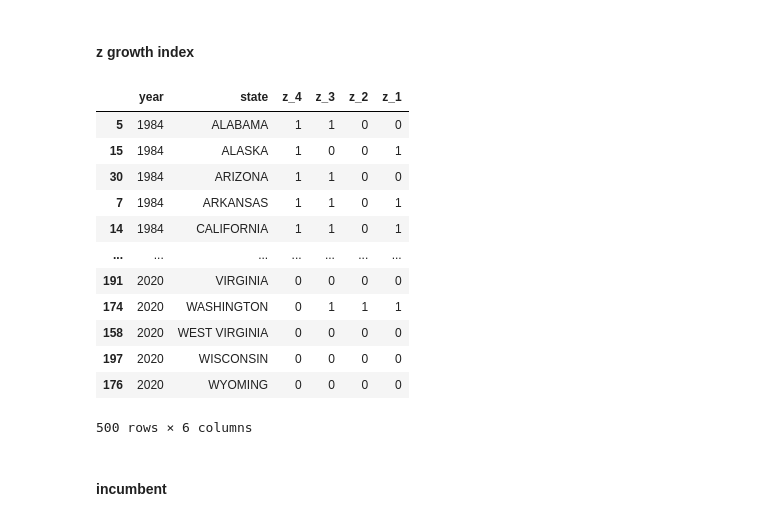
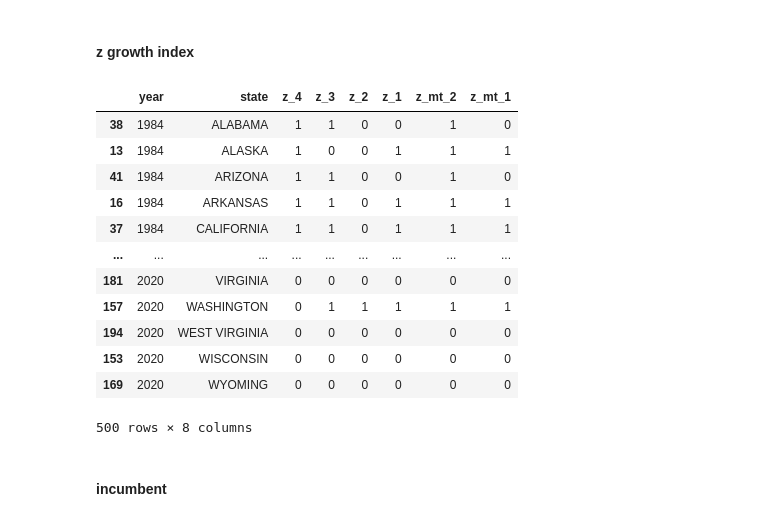
Before and after one commit to ranieri-unimi/bastianin-2022, a Jupyter notebook: datastroyer.ipynb, the cells around one changed output. Drawn from its saved outputs; the diff is of its cells as text; code cells hidden in the pictures.

```diff
--- a/datastroyer.ipynb
+++ b/datastroyer.ipynb
@@ -277,25 +277,28 @@ sell(gdp_index, 'gdp-growth')
 # %%
 zk = 1
 zsx = '_mt' if zk-1 else ''
 growth_index = pd.concat([beadiff(gdp_real_97,'gdp_real', shift=zk), beadiff(gdp_real_12,'gdp_real', shift=zk)]) ## NON CONVINTO, brick on 97
 growth_index.gdp_real = growth_index.gdp_real.apply(lambda x : 1 if x > GDP_THRESHOLD else 0)
 growth_index = var42(growth_index, new_colname='z'+zsx, old_colname='gdp_real', jump=zk)
 
+growth_index['z_mt_2'] = (growth_index.z_4 + growth_index.z_3).apply( lambda x: 1 if x else 0)
+growth_index['z_mt_1'] = (growth_index.z_2 + growth_index.z_1).apply( lambda x: 1 if x else 0)
+
 sell(growth_index, 'z-growth')
 # %% [output]
-|  | year | state | z_4 | z_3 | z_2 | z_1 |
-| 5 | 1984 | ALABAMA | 1 | 1 | 0 | 0 |
-| 15 | 1984 | ALASKA | 1 | 0 | 0 | 1 |
-| 30 | 1984 | ARIZONA | 1 | 1 | 0 | 0 |
-| 7 | 1984 | ARKANSAS | 1 | 1 | 0 | 1 |
-| 14 | 1984 | CALIFORNIA | 1 | 1 | 0 | 1 |
-| ... | ... | ... | ... | ... | ... | ... |
-| 191 | 2020 | VIRGINIA | 0 | 0 | 0 | 0 |
-| 174 | 2020 | WASHINGTON | 0 | 1 | 1 | 1 |
-| 158 | 2020 | WEST VIRGINIA | 0 | 0 | 0 | 0 |
-| 197 | 2020 | WISCONSIN | 0 | 0 | 0 | 0 |
-| 176 | 2020 | WYOMING | 0 | 0 | 0 | 0 |
+|  | year | state | z_4 | z_3 | z_2 | z_1 | z_mt_2 | z_mt_1 |
+| 38 | 1984 | ALABAMA | 1 | 1 | 0 | 0 | 1 | 0 |
+| 13 | 1984 | ALASKA | 1 | 0 | 0 | 1 | 1 | 1 |
+| 41 | 1984 | ARIZONA | 1 | 1 | 0 | 0 | 1 | 0 |
+| 16 | 1984 | ARKANSAS | 1 | 1 | 0 | 1 | 1 | 1 |
+| 37 | 1984 | CALIFORNIA | 1 | 1 | 0 | 1 | 1 | 1 |
+| ... | ... | ... | ... | ... | ... | ... | ... | ... |
+| 181 | 2020 | VIRGINIA | 0 | 0 | 0 | 0 | 0 | 0 |
+| 157 | 2020 | WASHINGTON | 0 | 1 | 1 | 1 | 1 | 1 |
+| 194 | 2020 | WEST VIRGINIA | 0 | 0 | 0 | 0 | 0 | 0 |
+| 153 | 2020 | WISCONSIN | 0 | 0 | 0 | 0 | 0 | 0 |
+| 169 | 2020 | WYOMING | 0 | 0 | 0 | 0 | 0 | 0 |
-500 rows × 6 columns
+500 rows × 8 columns
 # %% [markdown]
 #### incumbent
 # %%
```
Also changed, not shown: parts of 10 cells of this notebook, 3 other files.
